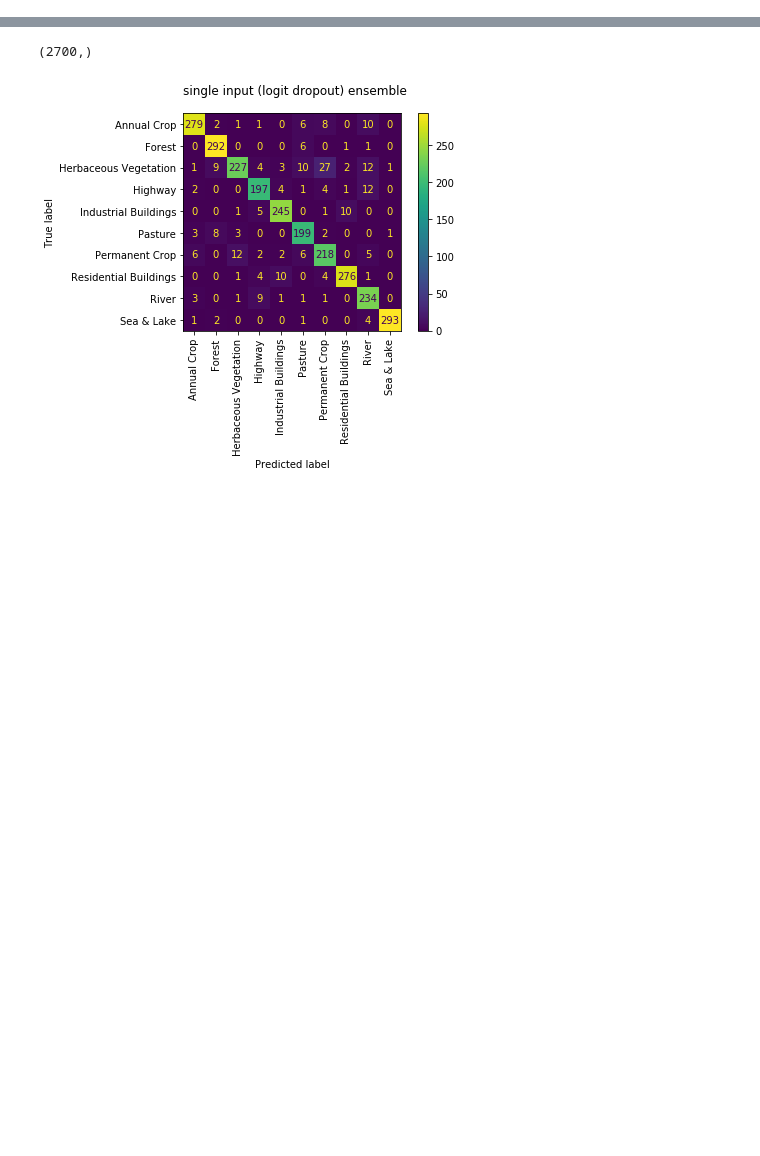
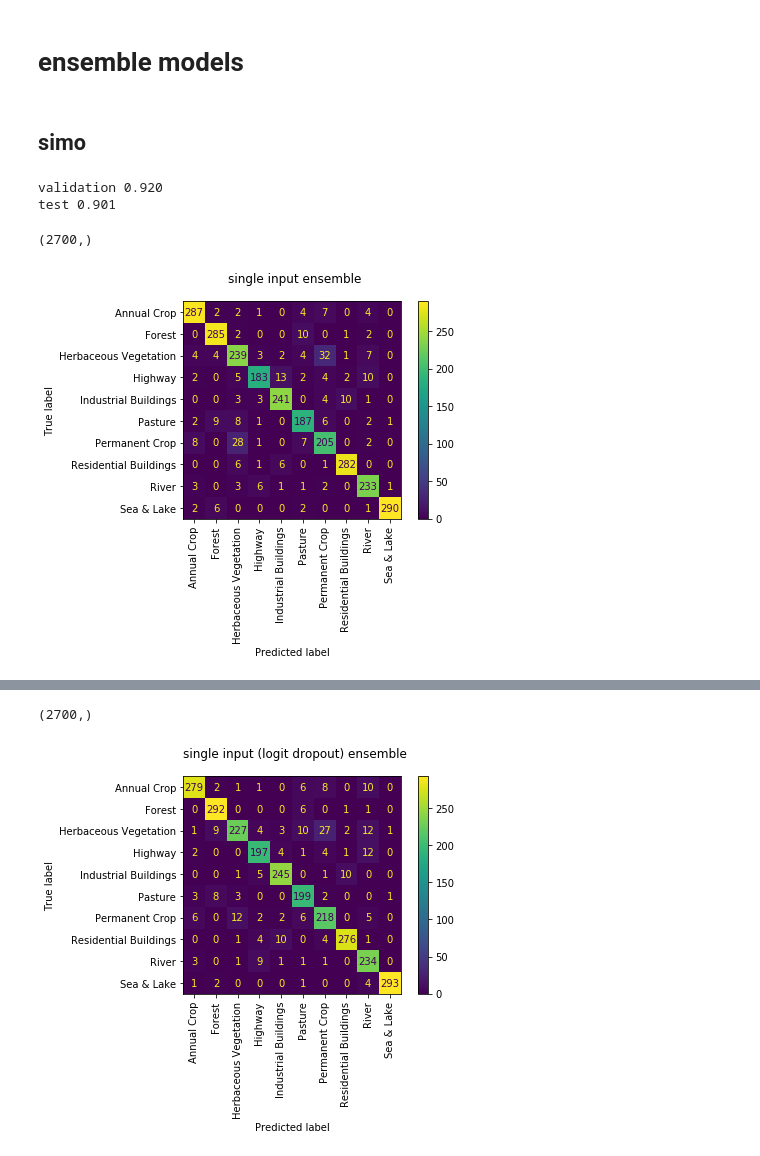
Before and after one commit to matpalm/ensemble_net, a Jupyter notebook: blog/ensemble_quality_on_test.ipynb, the cells around one changed output, grey strips where cells are left out. Saved outputs shown, nothing was run; the diff lists cells and outputs as text; code cells hidden in the pictures; blank space fills up the shorter version.

```diff
--- a/blog/ensemble_quality_on_test.ipynb
+++ b/blog/ensemble_quality_on_test.ipynb
@@ -31,3 +40,12 @@ net = models.NonEnsembleNet(num_classes=10,
                             dense_kernel_size=73,
                             seed=0)
 objax.io.load_var_collection('saved_models/12_full_rerun/20200915_211949/ckpt/0000000026.npz', net.vars())
+# %%
+logits = []
+y_true = []
+for imgs, labels in data.test_dataset(batch_size=100):
+    logits.append(net.logits(imgs, single_result=False, logits_dropout=False))
+    y_true.extend(labels)
+logits = jnp.stack(logits)
+logits = logits.reshape((2700, 10))
+logits.shape
@@ -34,3 +59,22 @@ objax.io.load_var_collection('saved_models/12_full_rerun/20200915_211949/ckpt/00
+# %% [markdown]
+# ensemble models
+# %%
+def print_validation_test_accuracy(net):
+    print("validation %0.3f" % util.accuracy(net, data.validation_dataset(batch_size=100)))
+    print("test %0.3f" % util.accuracy(net, data.test_dataset(batch_size=100)))
+
+def logits_and_y_true_for_test_set(net):
+    logits = []
+    y_true = []
+    for imgs, labels in data.test_dataset(batch_size=100):
+        logits.append(net.logits(imgs, single_result=False, logits_dropout=False))
+        y_true.extend(labels)
+    logits = jnp.stack(logits)              # (27, M, 100, 10)
+    logits = logits.transpose((1,0,2,3))    # (M, 27, 100, 10)
+    logits = logits.reshape((4, 2700, 10))  # (M, 2700, 10)
+    return logits, y_true
+# %% [markdown]
+## simo
 # %%
 # best simo model
 net = models.EnsembleNet(num_models=4,
@@ -39,3 +83,19 @@ net = models.EnsembleNet(num_models=4,
                          dense_kernel_size=112,
                          seed=0)
 objax.io.load_var_collection('saved_models/12_full_rerun/20200915_230349/ckpt/0000000029.npz', net.vars())
+
+print_validation_test_accuracy(net)
+# %% [output]
+validation 0.920
+test 0.901
+# %%
+logits, y_true = logits_and_y_true_for_test_set(net)
+
+y_pred = jnp.argmax(logits.sum(axis=0), axis=-1)
+y_pred.shape
+# %% [output]
+(2700,)
+# %%
+save_plot(y_true, y_pred, "single input ensemble", "/tmp/cm.simo.ensemble.png")
+# %% [output]
+[figure, added]
```
Also changed, not shown: parts of 23 cells of this notebook.
